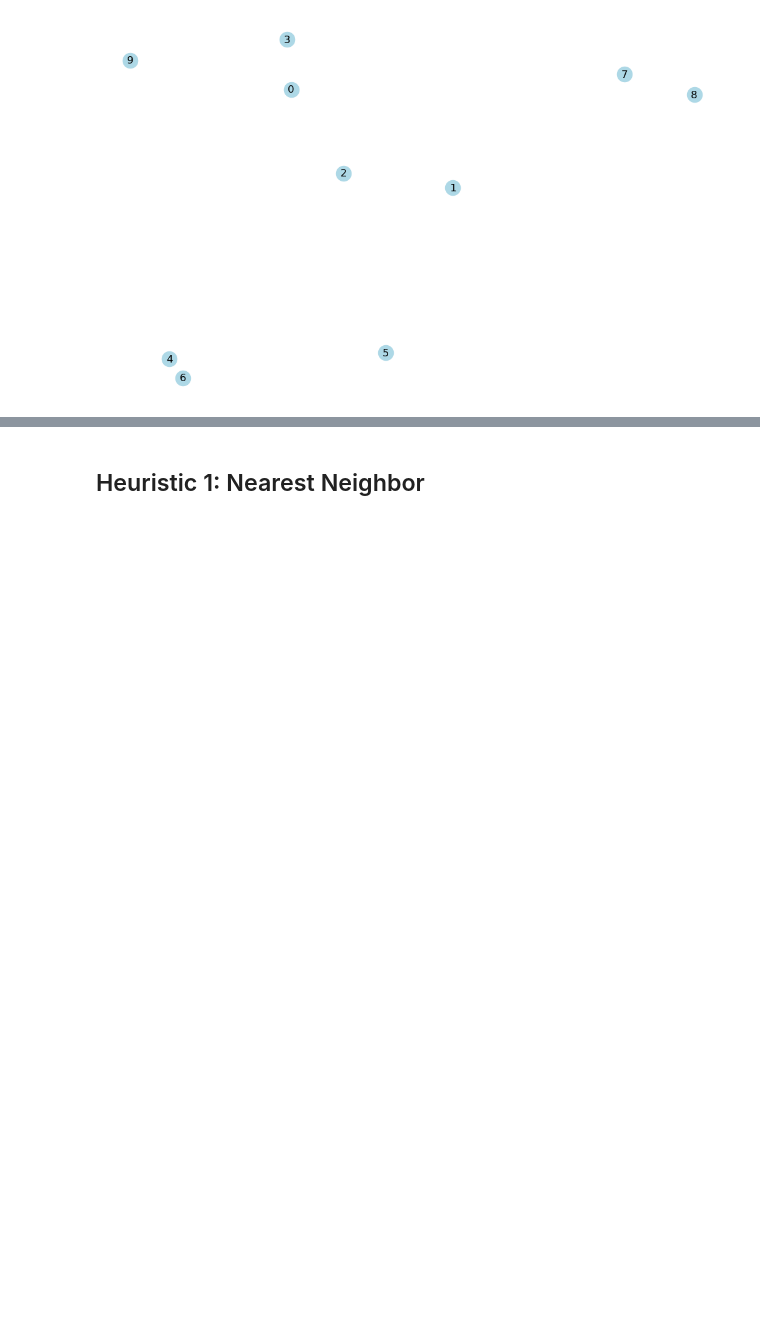
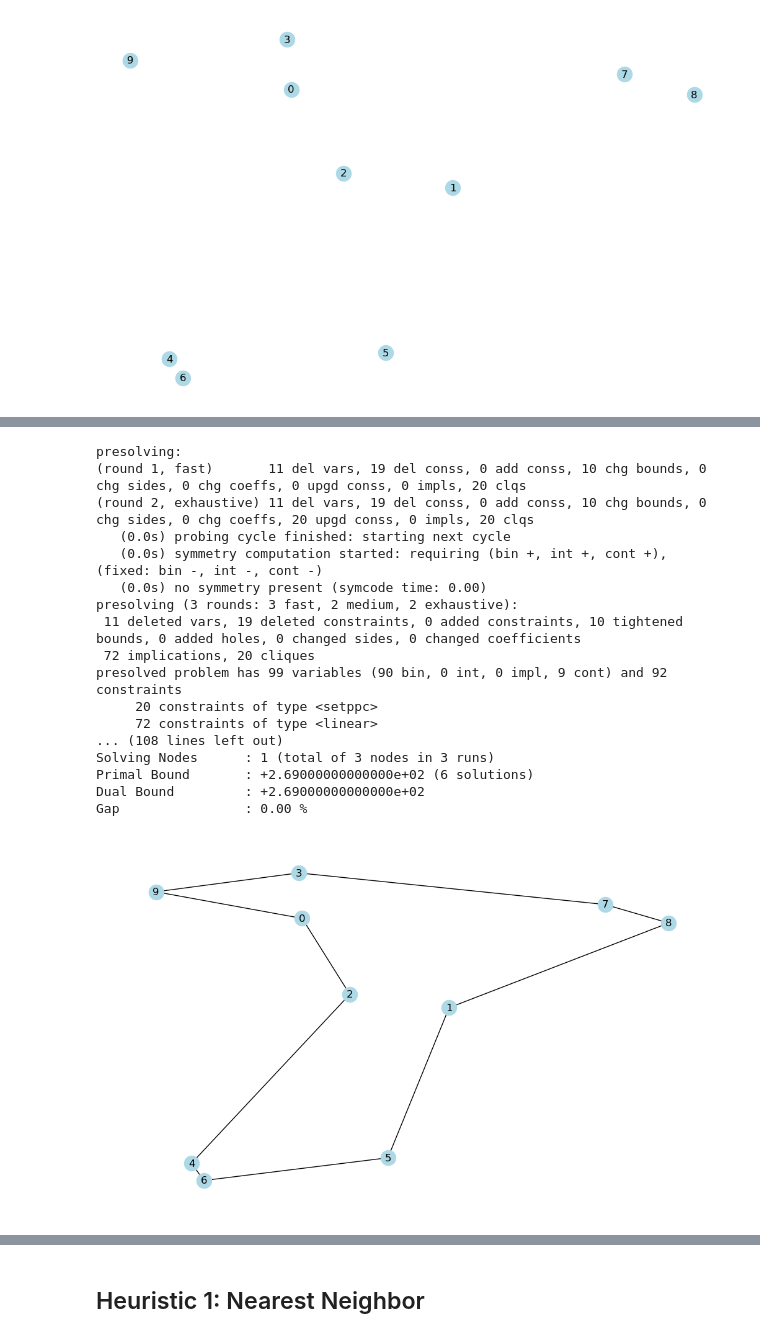
Before and after one commit to mmghannam/tsp-tutorial, a Jupyter notebook: heuristic_tsp.ipynb, the cells around one changed output, grey strips where cells are left out. Saved outputs shown, nothing was run; the diff lists cells and outputs as text; code cells hidden in the pictures; blank space fills up the shorter version.

```diff
--- a/heuristic_tsp.ipynb
+++ b/heuristic_tsp.ipynb
@@ -92,0 +92,80 @@ plot_sol(CITIES, X, Y)
+# %%
+# SCIP - Python Interface
+
+import itertools
+
+# Get edges from the model solution
+def get_solution_edges(model, CITIES, x):
+    '''Extract edges from the model solution'''
+    edges = []
+    for (i, j) in itertools.permutations(CITIES, 2):
+        if model.getVal(x[i, j]) > 0.5:  # variable is binary so > 0.5 --> is 1
+            edges.append((i, j))
+    return edges
+
+num_cities = len(CITIES)
+
+from pyscipopt import Model, quicksum
+import numpy as np
+
+# Create problem
+model = Model()
+
+# Create variables as a square matrix of binary variables. Note
+# the use of p.addVariables to ensure NumPy uses the Xpress operations for handling these vectors.
+x = {}
+t = {}
+for i in range(num_cities):
+    for j in range(num_cities):
+        x[i,j] = model.addVar(vtype="B", name='x[%i,%i]'%(i,j))
+    t[i] = model.addVar(name='t[%i]'%i)
+
+# Degree constraints
+for i in CITIES:
+    model.addCons(quicksum(x[i,j] for j in CITIES) == 1)
+    model.addCons(quicksum(x[j,i] for j in CITIES) == 1)
+
+# Fix diagonals (i.e. city X -> city X) to zero
+for i in CITIES:
+    model.addCons(x[i,i] == 0)
+
+# Miller, Tucker, Zemlin subtour elimination constraints
+for i in range(1, num_cities):
+    for j in range(1, num_cities):
+        model.addCons(t[j] >= t[i] + 1 - num_cities * (1 - x[i,j]))
+
+# Objective function
+model.setObjective(quicksum(dist[i,j]*x[i,j] for i in range(num_cities) for j in range(num_cities)))
+
+model.optimize()
+
+# Plot solution
+if model.getNSols() == 0:
+    print("No feasible solution found.")
+else:
+    # collect the edges: if the value of x[i,j] is 1, then the edge (i,j) is in the solution
+    edges = get_solution_edges(model, CITIES, x)
+
+    plot_sol(CITIES, X, Y, edges)  # print solution and cost
+
+    optimal_cost = model.getObjVal()
+    print(f"Optimal cost: {optimal_cost}")
+# %% [output]
+presolving:
+(round 1, fast)       11 del vars, 19 del conss, 0 add conss, 10 chg bounds, 0 chg sides, 0 chg coeffs, 0 upgd conss, 0 impls, 20 clqs
+(round 2, exhaustive) 11 del vars, 19 del conss, 0 add conss, 10 chg bounds, 0 chg sides, 0 chg coeffs, 20 upgd conss, 0 impls, 20 clqs
+   (0.0s) probing cycle finished: starting next cycle
+   (0.0s) symmetry computation started: requiring (bin +, int +, cont +), (fixed: bin -, int -, cont -)
+   (0.0s) no symmetry present (symcode time: 0.00)
+presolving (3 rounds: 3 fast, 2 medium, 2 exhaustive):
+ 11 deleted vars, 19 deleted constraints, 0 added constraints, 10 tightened bounds, 0 added holes, 0 changed sides, 0 changed coefficients
+ 72 implications, 20 cliques
+presolved problem has 99 variables (90 bin, 0 int, 0 impl, 9 cont) and 92 constraints
+     20 constraints of type <setppc>
+     72 constraints of type <linear>
+... (108 lines left out)
+Solving Nodes      : 1 (total of 3 nodes in 3 runs)
+Primal Bound       : +2.69000000000000e+02 (6 solutions)
+Dual Bound         : +2.69000000000000e+02
+Gap                : 0.00 %
+[figure, added]
```
Also changed, not shown: parts of 9 cells of this notebook, 1 other file.
